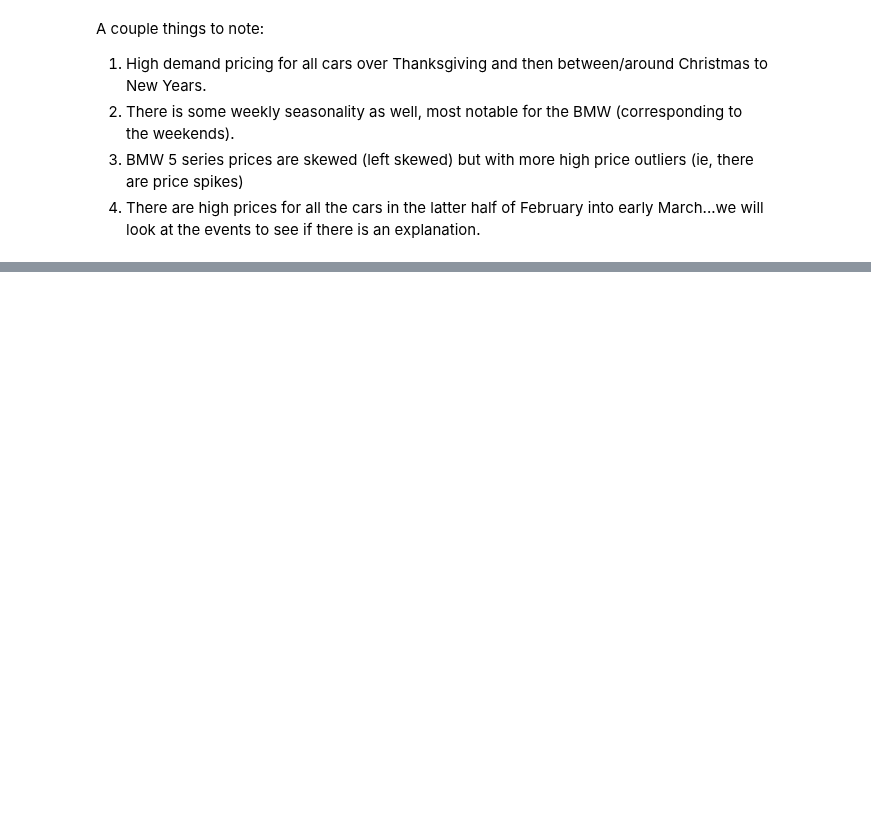
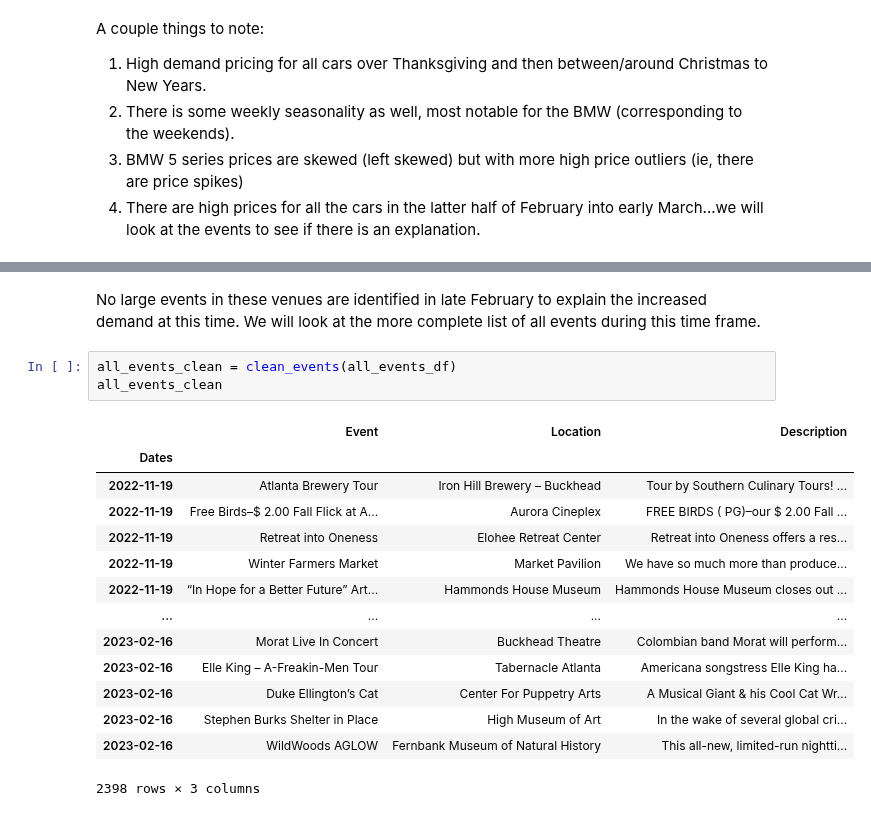
Before and after one commit to JADukeAIPI/AIPIProject, a Jupyter notebook: EDA_and_modeling.ipynb, the cells around one changed output, grey strips where cells are left out. Saved outputs shown, nothing was run; the diff lists cells and outputs as text; blank space fills up the shorter version.

```diff
--- a/EDA_and_modeling.ipynb
+++ b/EDA_and_modeling.ipynb
@@ -214,0 +248,20 @@ A couple things to note:
+# %% [markdown]
+No large events in these venues are identified in late February to explain the increased demand at this time. We will look at the more complete list of all events during this time frame.
+# %%
+all_events_clean = clean_events(all_events_df)
+all_events_clean
+# %% [output]
+|  | Event | Location | Description |
+| Dates |  |  |  |
+| 2022-11-19 | Atlanta Brewery Tour | Iron Hill Brewery – Buckhead | Tour by Southern Culinary Tours! ... |
+| 2022-11-19 | Free Birds–$ 2.00 Fall Flick at A... | Aurora Cineplex | FREE BIRDS ( PG)–our $ 2.00 Fall ... |
+| 2022-11-19 | Retreat into Oneness | Elohee Retreat Center | Retreat into Oneness offers a res... |
+| 2022-11-19 | Winter Farmers Market | Market Pavilion | We have so much more than produce... |
+| 2022-11-19 | “In Hope for a Better Future” Art... | Hammonds House Museum | Hammonds House Museum closes out ... |
+| ... | ... | ... | ... |
+| 2023-02-16 | Morat Live In Concert | Buckhead Theatre | Colombian band Morat will perform... |
+| 2023-02-16 | Elle King – A-Freakin-Men Tour | Tabernacle Atlanta | Americana songstress Elle King ha... |
+| 2023-02-16 | Duke Ellington’s Cat | Center For Puppetry Arts | A Musical Giant & his Cool Cat Wr... |
+| 2023-02-16 | Stephen Burks Shelter in Place | High Museum of Art | In the wake of several global cri... |
+| 2023-02-16 | WildWoods AGLOW | Fernbank Museum of Natural History | This all-new, limited-run nightti... |
+2398 rows × 3 columns
```
Also changed, not shown: parts of 3 cells of this notebook.
